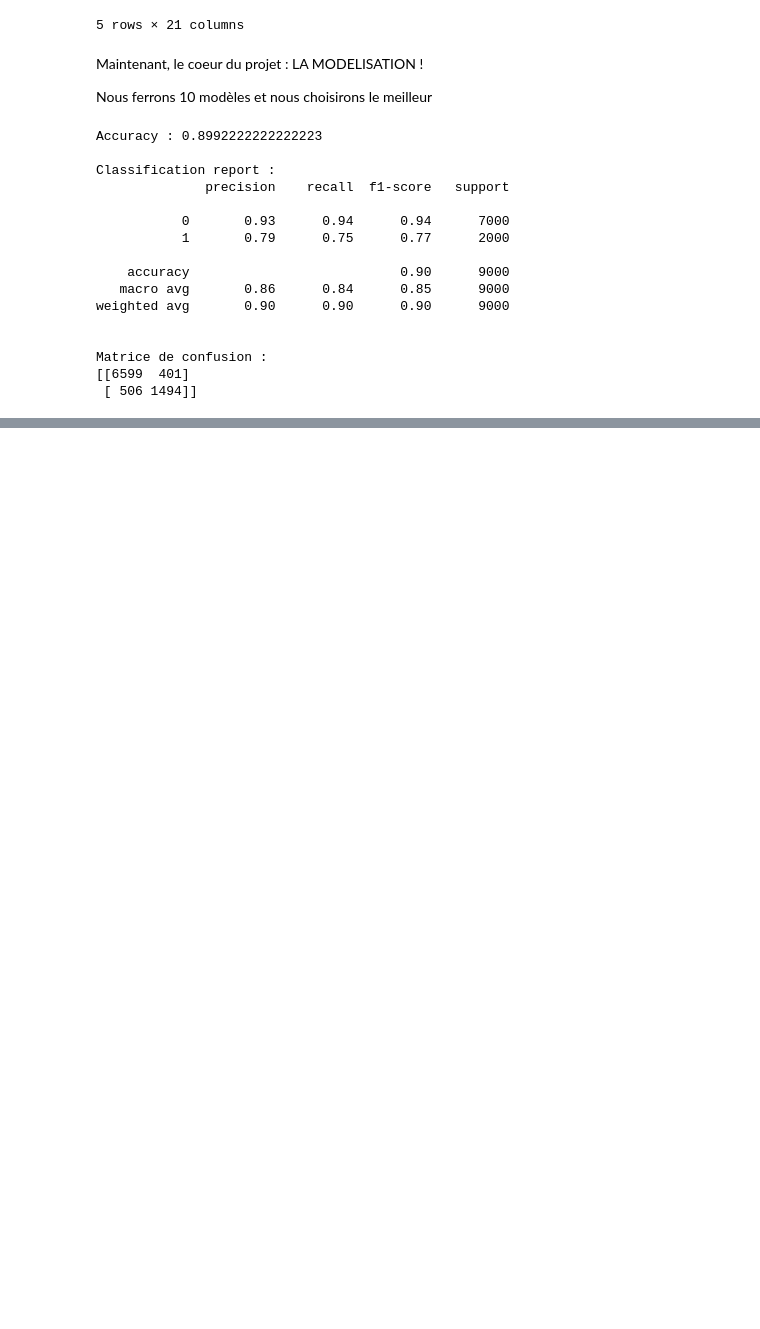
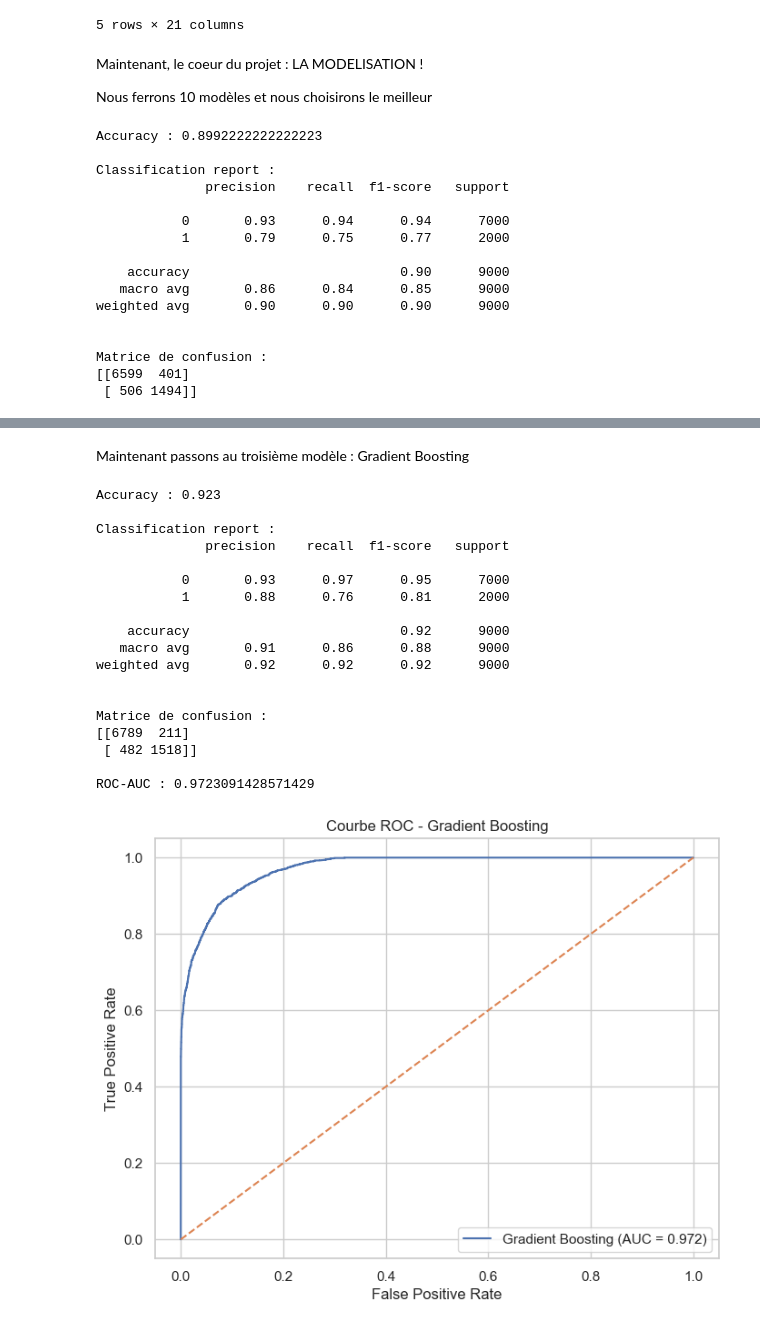
Before and after one commit to loic-moumy/Machine_learning_loan_prediction, a Jupyter notebook: loan_project.ipynb, the cells around one changed output, grey strips where cells are left out. Saved outputs shown, nothing was run; the diff lists cells and outputs as text; code cells hidden in the pictures; blank space fills up the shorter version.

```diff
--- a/loan_project.ipynb
+++ b/loan_project.ipynb
@@ -465,0 +702,68 @@ Matrice de confusion :
+# %% [markdown]
+
+
+Maintenant passons au troisième modèle : Gradient Boosting
+# %%
+from sklearn.ensemble import GradientBoostingClassifier
+from sklearn.metrics import accuracy_score, classification_report, confusion_matrix, roc_auc_score, roc_curve
+import matplotlib.pyplot as plt
+
+# 1. Modèle
+gb_model = GradientBoostingClassifier(
+    n_estimators=200,
+    learning_rate=0.05,
+    max_depth=3,
+    random_state=42
+)
+
+# 2. Entraînement
+gb_model.fit(X_train, y_train)
+
+# 3. Prédictions
+y_pred_gb = gb_model.predict(X_test)
+y_proba_gb = gb_model.predict_proba(X_test)[:, 1]
+
+# 4. Évaluation
+print("Accuracy :", accuracy_score(y_test, y_pred_gb))
+
+print("\nClassification report :")
+print(classification_report(y_test, y_pred_gb))
+
+print("\nMatrice de confusion :")
+print(confusion_matrix(y_test, y_pred_gb))
+
+print("\nROC-AUC :", roc_auc_score(y_test, y_proba_gb))
+
+# 5. Courbe ROC
+fpr_gb, tpr_gb, thresholds_gb = roc_curve(y_test, y_proba_gb)
+auc_gb = roc_auc_score(y_test, y_proba_gb)
+
+plt.figure(figsize=(8,6))
+plt.plot(fpr_gb, tpr_gb, label=f"Gradient Boosting (AUC = {auc_gb:.3f})")
+plt.plot([0, 1], [0, 1], linestyle='--')
+plt.xlabel("False Positive Rate")
+plt.ylabel("True Positive Rate")
+plt.title("Courbe ROC - Gradient Boosting")
+plt.legend(loc="lower right")
+plt.grid(True)
+plt.show()
+# %% [output]
+Accuracy : 0.923
+
+Classification report :
+              precision    recall  f1-score   support
+
+           0       0.93      0.97      0.95      7000
+           1       0.88      0.76      0.81      2000
+
+    accuracy                           0.92      9000
+   macro avg       0.91      0.86      0.88      9000
+weighted avg       0.92      0.92      0.92      9000
+
+
+Matrice de confusion :
+[[6789  211]
+ [ 482 1518]]
+
+ROC-AUC : 0.9723091428571429
+[figure, added]
```
Also changed, not shown: parts of 16 cells of this notebook.
